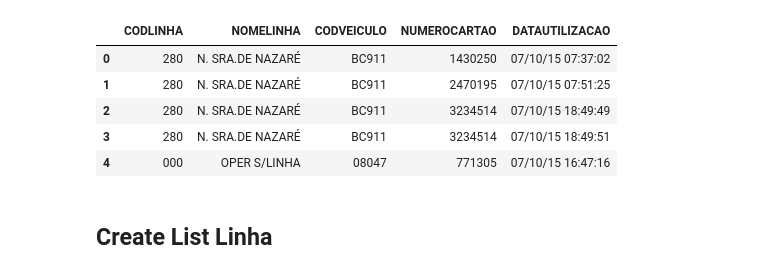
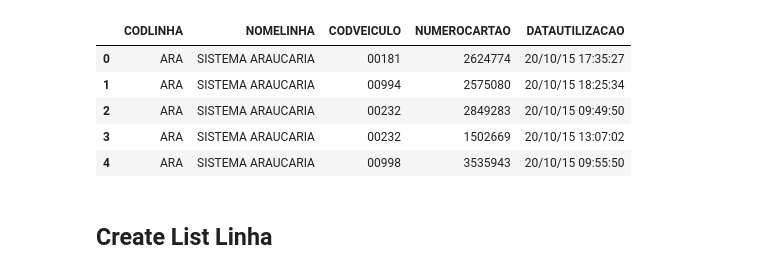
Before and after one commit to Tecnarca/data-quality-analyzer, a Jupyter notebook: Dati-orginali/Conversione file.ipynb, the cells around one changed output. Cells and saved outputs as stored; diff of their text form; code cells hidden in the pictures.

```diff
--- a/Dati-orginali/Conversione file.ipynb
+++ b/Dati-orginali/Conversione file.ipynb
@@ -1,15 +1,15 @@
 # %%
 import pandas as pd
 
-df_pandas = pd.read_csv("doc1-2015100810.csv")
+df_pandas = pd.read_csv("doc2-2015102121.csv")
 df_pandas.head(5)
 # %% [output]
 |  | CODLINHA | NOMELINHA | CODVEICULO | NUMEROCARTAO | DATAUTILIZACAO |
-| 0 | 280 | N. SRA.DE NAZARÉ | BC911 | 1430250 | 07/10/15 07:37:02 |
-| 1 | 280 | N. SRA.DE NAZARÉ | BC911 | 2470195 | 07/10/15 07:51:25 |
-| 2 | 280 | N. SRA.DE NAZARÉ | BC911 | 3234514 | 07/10/15 18:49:49 |
-| 3 | 280 | N. SRA.DE NAZARÉ | BC911 | 3234514 | 07/10/15 18:49:51 |
-| 4 | 000 | OPER S/LINHA | 08047 | 771305 | 07/10/15 16:47:16 |
+| 0 | ARA | SISTEMA ARAUCARIA | 00181 | 2624774 | 20/10/15 17:35:27 |
+| 1 | ARA | SISTEMA ARAUCARIA | 00994 | 2575080 | 20/10/15 18:25:34 |
+| 2 | ARA | SISTEMA ARAUCARIA | 00232 | 2849283 | 20/10/15 09:49:50 |
+| 3 | ARA | SISTEMA ARAUCARIA | 00232 | 1502669 | 20/10/15 13:07:02 |
+| 4 | ARA | SISTEMA ARAUCARIA | 00998 | 3535943 | 20/10/15 09:55:50 |
 # %% [markdown]
 ## Create List Linha
 # %%
```
Also changed, not shown: parts of 39 cells of this notebook, 6 other files.
